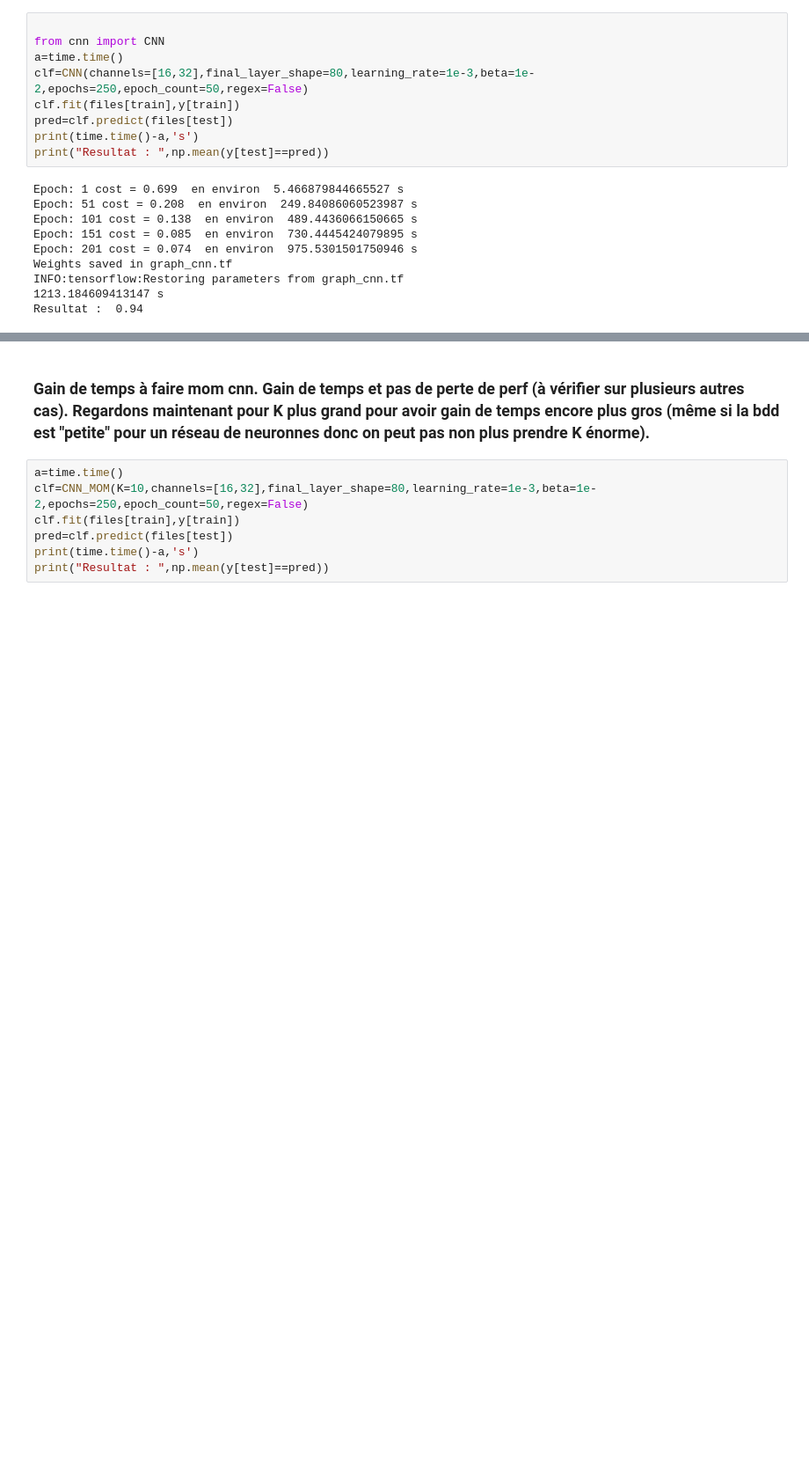
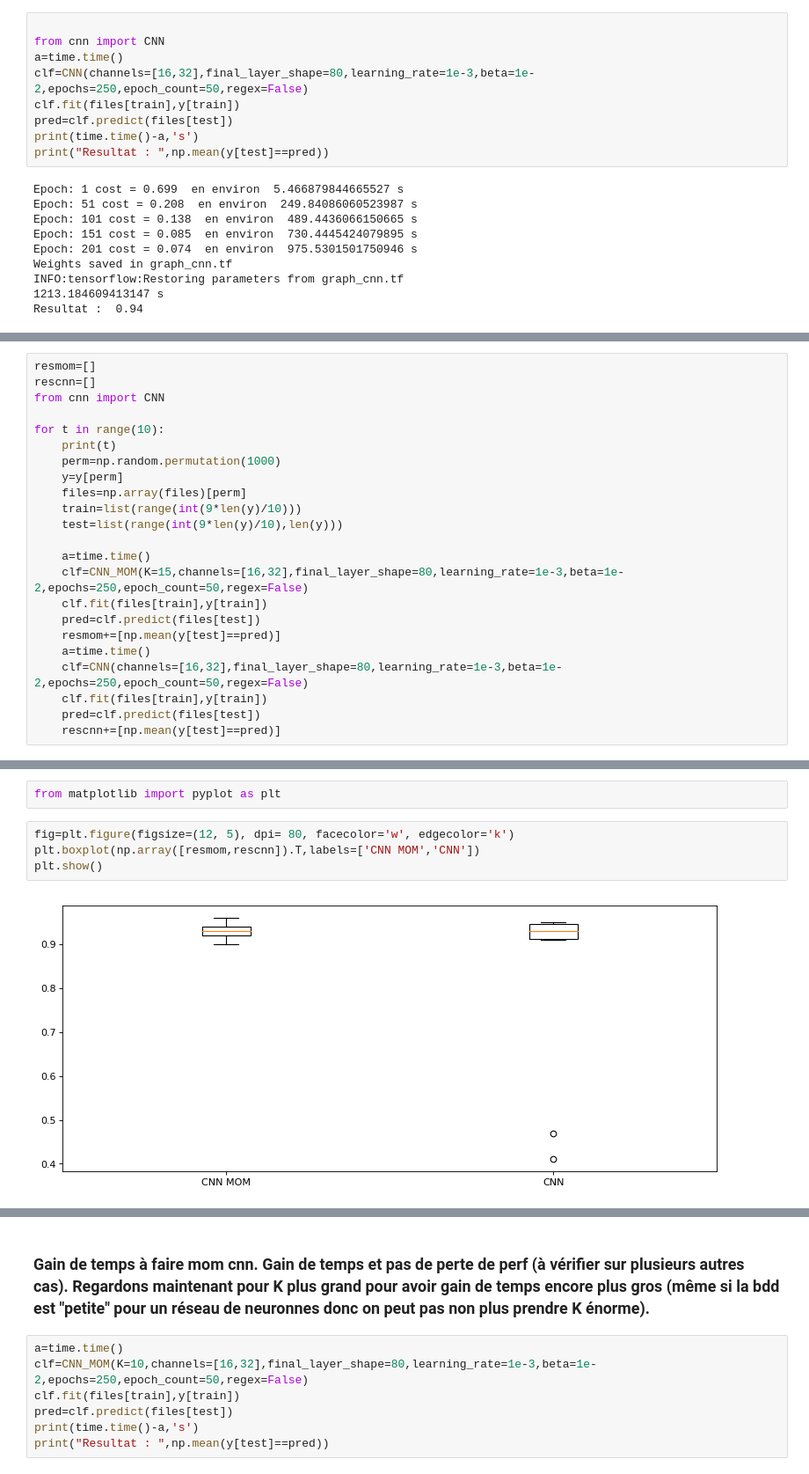
Before and after one commit to lecueguillaume/MOMpower, a Jupyter notebook: Tiny test.ipynb, the cells around one changed output, grey strips where cells are left out. Shown at 88% size. Saved outputs shown, nothing was run; the diff lists cells and outputs as text; blank space fills up the shorter version.

```diff
--- a/Tiny test.ipynb
+++ b/Tiny test.ipynb
@@ -101,0 +105,23 @@ Resultat :  0.94
+# %%
+resmom=[]
+rescnn=[]
+from cnn import CNN
+
+for t in range(10):
+    print(t)
+    perm=np.random.permutation(1000)
+    y=y[perm]
+    files=np.array(files)[perm]
+    train=list(range(int(9*len(y)/10)))
+    test=list(range(int(9*len(y)/10),len(y)))
+
+    a=time.time()
+    clf=CNN_MOM(K=15,channels=[16,32],final_layer_shape=80,learning_rate=1e-3,beta=1e-2,epochs=250,epoch_count=50,regex=False)
+    clf.fit(files[train],y[train])
+    pred=clf.predict(files[test])
+    resmom+=[np.mean(y[test]==pred)]
+    a=time.time()
+    clf=CNN(channels=[16,32],final_layer_shape=80,learning_rate=1e-3,beta=1e-2,epochs=250,epoch_count=50,regex=False)
+    clf.fit(files[train],y[train])
+    pred=clf.predict(files[test])
+    rescnn+=[np.mean(y[test]==pred)]
@@ -102 +146,9 @@ Resultat :  0.94
+# %%
+from matplotlib import pyplot as plt
+# %%
+fig=plt.figure(figsize=(12, 5), dpi= 80, facecolor='w', edgecolor='k')
+plt.boxplot(np.array([resmom,rescnn]).T,labels=['CNN MOM','CNN'])
+plt.show()
+# %% [output]
+[figure, added]
 # %% [markdown]
```
Also changed, not shown: parts of 5 cells of this notebook.
